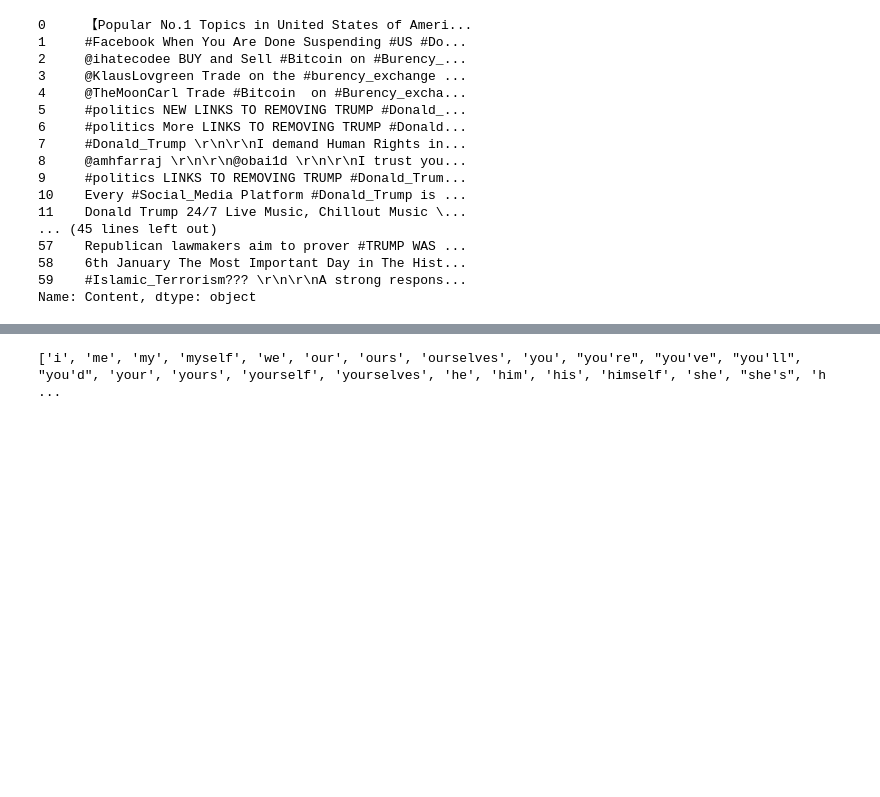
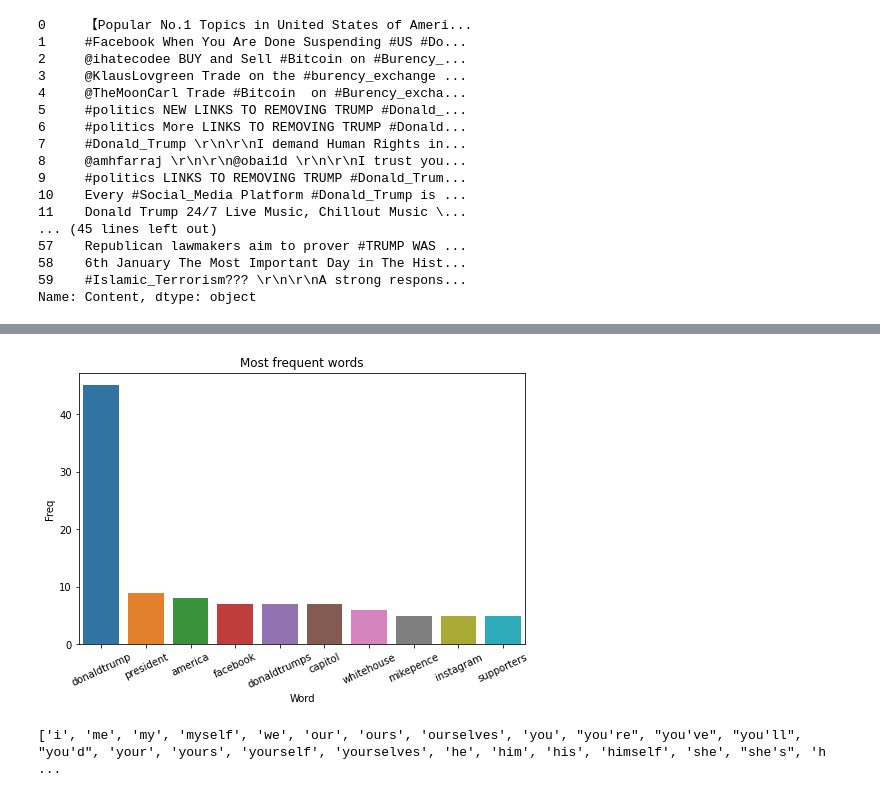
Before and after one commit to yazan9900/ds-projects, a Jupyter notebook: Tweet_NLP/TWEET.ipynb, the cells around one changed output, grey strips where cells are left out. Drawn from its saved outputs; the diff is of its cells as text; code cells hidden in the pictures; blank space fills up the shorter version.

Commit message:
edit Tweet notebook

```diff
--- a/Tweet_NLP/TWEET.ipynb
+++ b/Tweet_NLP/TWEET.ipynb
@@ -105,3 +90,17 @@ plt.show()
+# %%
+Dataa=' '.join(tweets.values)
+tokens =[word.lower() for word in Dataa.split() if len(word)>6 and word.lower() not in stops ]
+dictWords=Counter(tokens).most_common(20)
+Words=[i[0] for i in dictWords]
+Freq=[i[1] for i in dictWords]
+DF=pd.DataFrame({'Word':Words,'Freq':Freq})
+plt.figure(figsize=(8,5))
+sns.barplot(x=DF['Word'][0:10],y=DF['Freq'][0:10])
+plt.title(f'Most frequent words')
+plt.xticks(rotation=25, ha='center')
+plt.show()
+# %% [output]
+[figure, added]
 # %%
 print(stopwords.words('english'))
 # %% [output]
```
Also changed, not shown: parts of 4 cells of this notebook.
